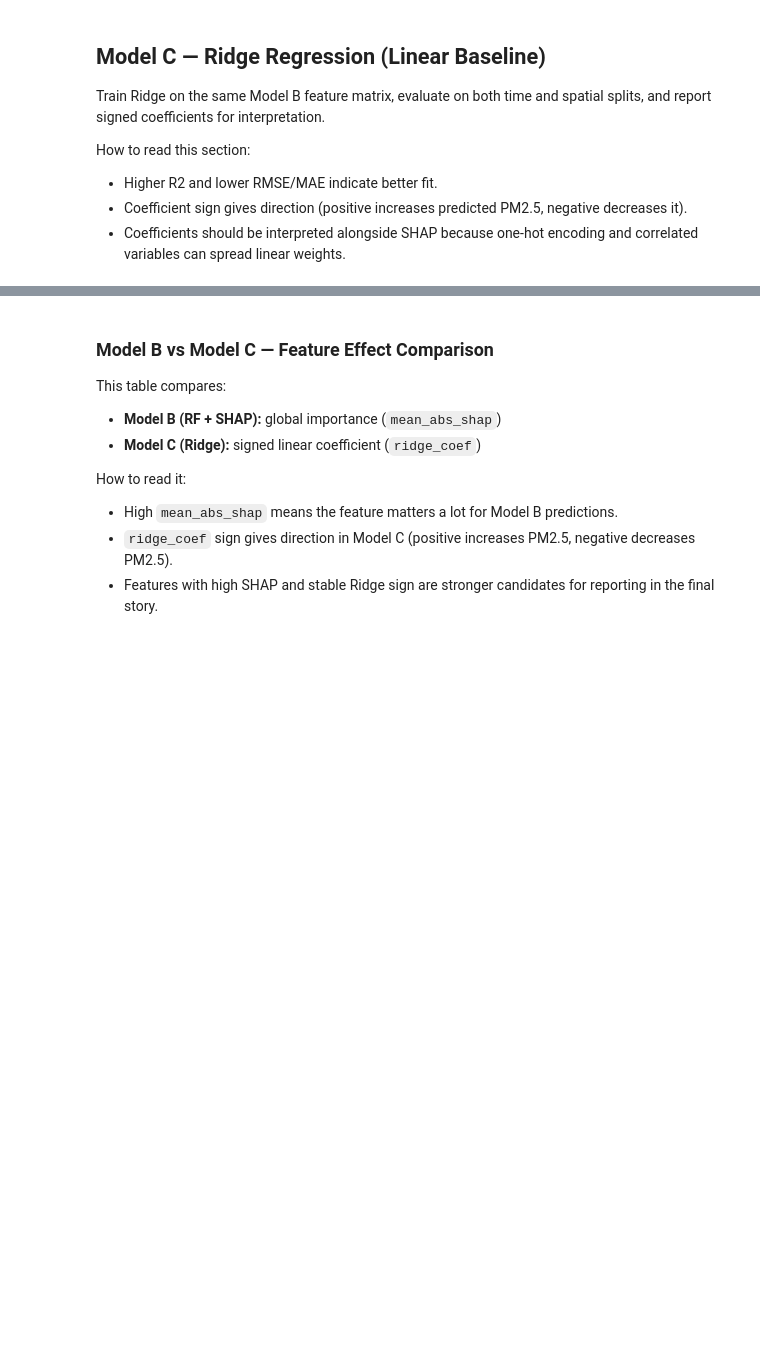
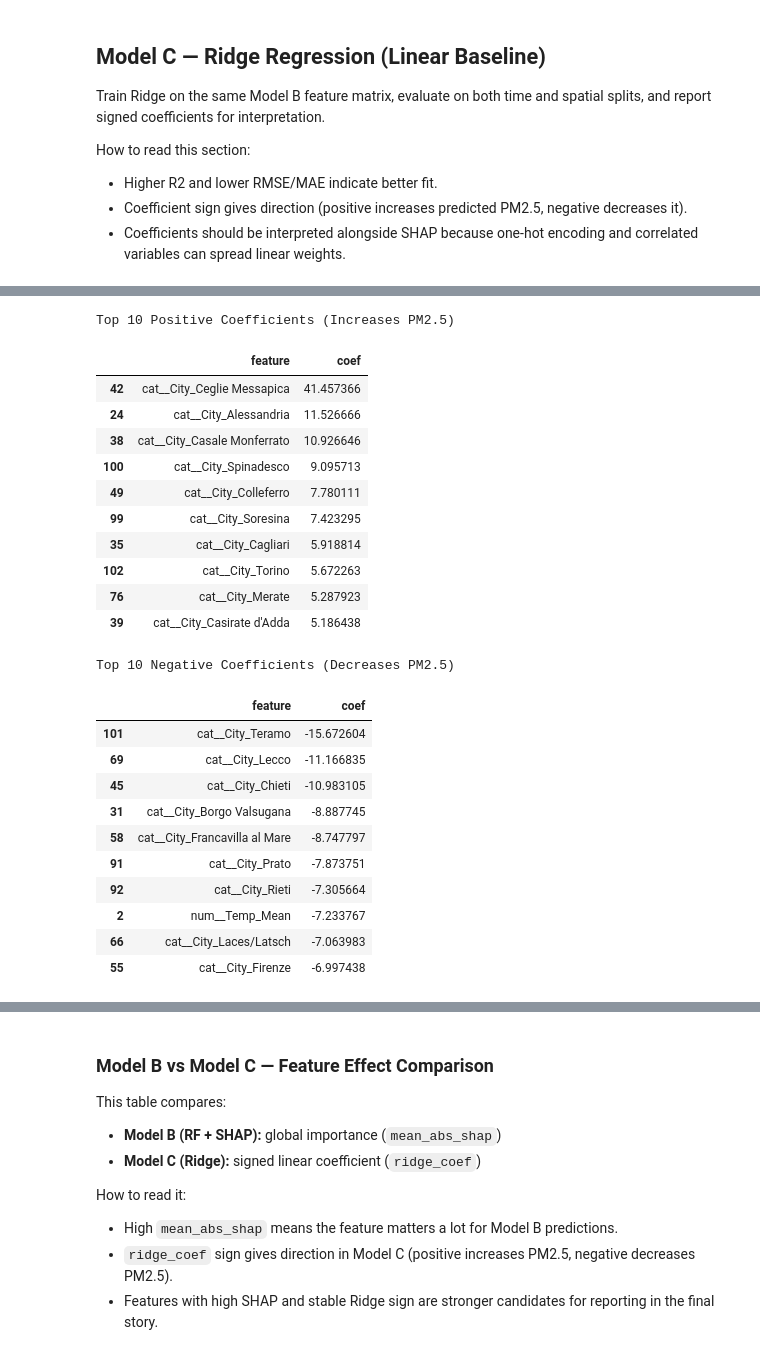
Before and after one commit to yelenashabanova/GrandChallengeAccenture, a Jupyter notebook: model.ipynb, the cells around one changed output, grey strips where cells are left out. Drawn from its saved outputs; the diff is of its cells as text; code cells hidden in the pictures; blank space fills up the shorter version.

Commit message:
model C

```diff
--- a/model.ipynb
+++ b/model.ipynb
@@ -901,0 +791,7 @@ Saved to model_output/modelc_coefficients_sorted.csv
+# %%
+# 1. Feature Selection: model A
+features_c = features_a.copy()
+X_c = df_model[features_c].copy()
+
+print(f"Model C features: {len(features_c)}")
+print(f"Model C X shape: {X_c.shape}")
@@ -901,0 +932,34 @@ Saved to model_output/modelc_coefficients_sorted.csv
+# %%
+# Visualization
+coef_df.to_csv("model_output/model_c_coefficients.csv", index=False)
+
+print("Top 10 Positive Coefficients (Increases PM2.5)")
+display(coef_df.sort_values("coef", ascending=False).head(10)[["feature", "coef"]])
+
+print("Top 10 Negative Coefficients (Decreases PM2.5)")
+display(coef_df.sort_values("coef", ascending=True).head(10)[["feature", "coef"]])
+# %% [output]
+Top 10 Positive Coefficients (Increases PM2.5)
+|  | feature | coef |
+| 42 | cat__City_Ceglie Messapica | 41.457366 |
+| 24 | cat__City_Alessandria | 11.526666 |
+| 38 | cat__City_Casale Monferrato | 10.926646 |
+| 100 | cat__City_Spinadesco | 9.095713 |
+| 49 | cat__City_Colleferro | 7.780111 |
+| 99 | cat__City_Soresina | 7.423295 |
+| 35 | cat__City_Cagliari | 5.918814 |
+| 102 | cat__City_Torino | 5.672263 |
+| 76 | cat__City_Merate | 5.287923 |
+| 39 | cat__City_Casirate d'Adda | 5.186438 |
+Top 10 Negative Coefficients (Decreases PM2.5)
+|  | feature | coef |
+| 101 | cat__City_Teramo | -15.672604 |
+| 69 | cat__City_Lecco | -11.166835 |
+| 45 | cat__City_Chieti | -10.983105 |
+| 31 | cat__City_Borgo Valsugana | -8.887745 |
+| 58 | cat__City_Francavilla al Mare | -8.747797 |
+| 91 | cat__City_Prato | -7.873751 |
+| 92 | cat__City_Rieti | -7.305664 |
+| 2 | num__Temp_Mean | -7.233767 |
+| 66 | cat__City_Laces/Latsch | -7.063983 |
+| 55 | cat__City_Firenze | -6.997438 |
```
Also changed, not shown: parts of 15 cells of this notebook.
